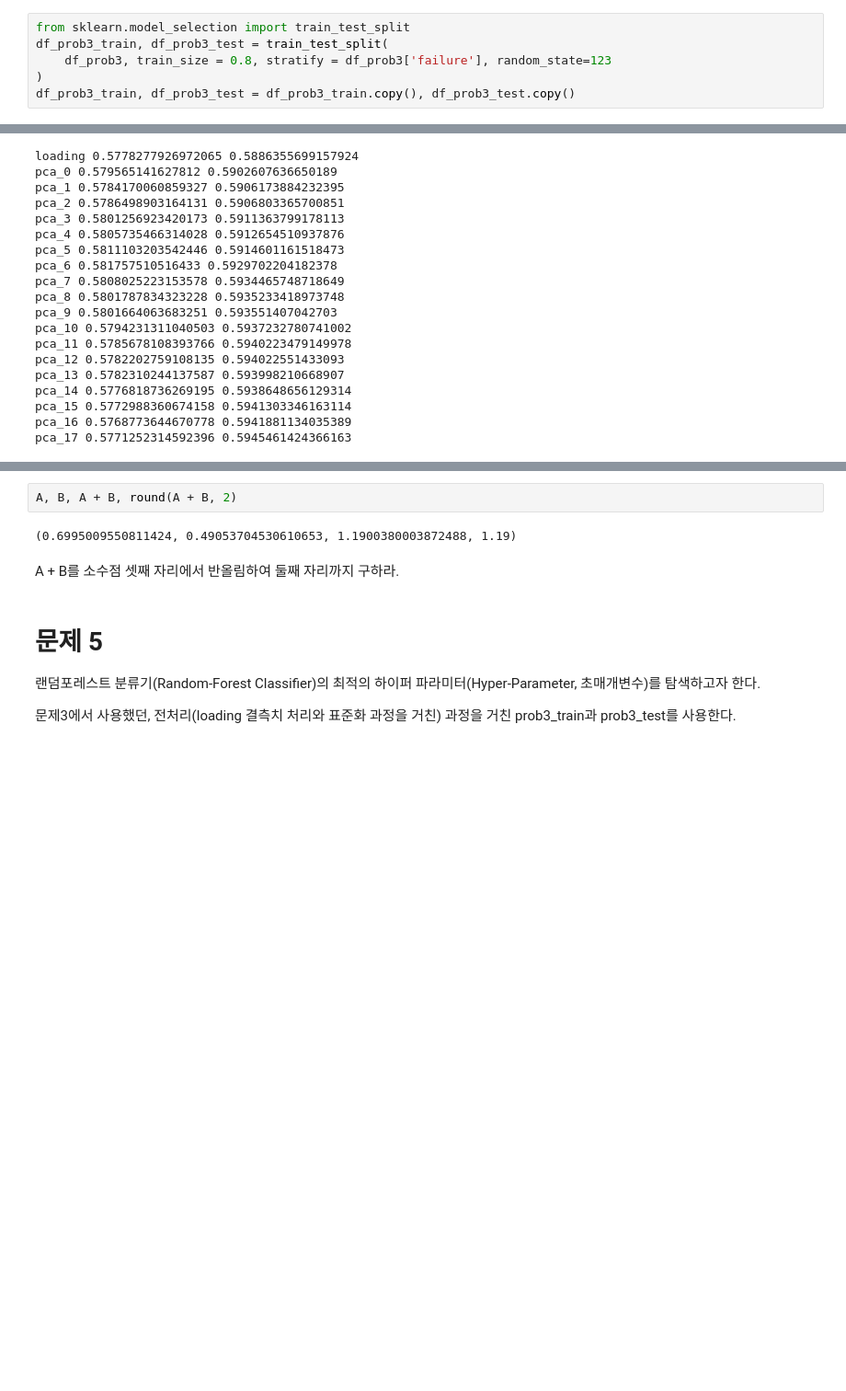
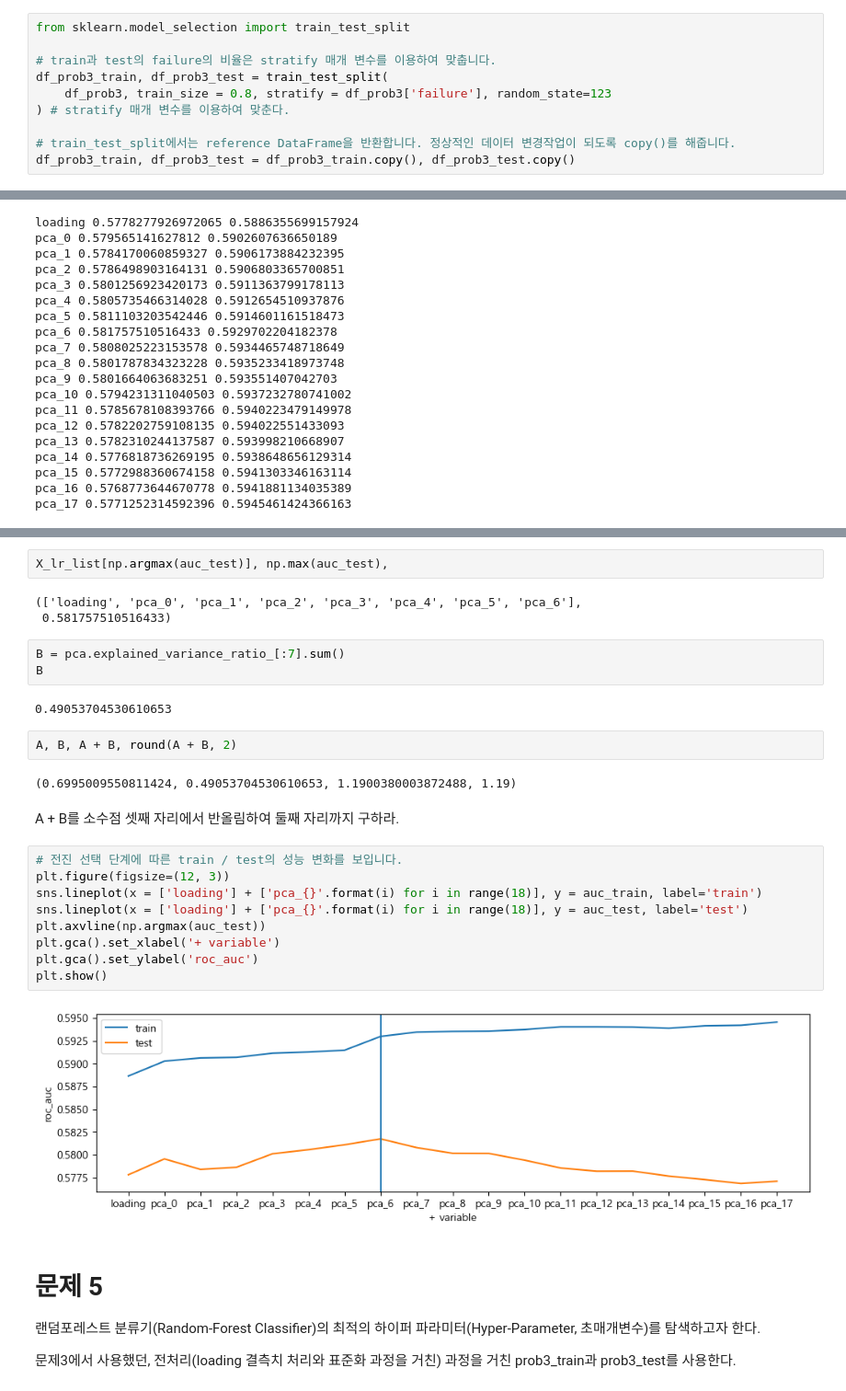
Before and after one commit to ok3/DS_lv3_2505_1, a Jupyter notebook: sec_ds_lv3_prob1_prob.ipynb, the cells around one changed output, grey strips where cells are left out. Shown at 92% size. Drawn from its saved outputs; the diff is of its cells as text; blank space fills up the shorter version.

```diff
--- a/sec_ds_lv3_prob1_prob.ipynb
+++ b/sec_ds_lv3_prob1_prob.ipynb
@@ -754,7 +798,11 @@ prob3_train의 failure가 1인 비율과 prob3_test의 failure가 1의 비율을
 ---
 # %%
 from sklearn.model_selection import train_test_split
+
+# train과 test의 failure의 비율은 stratify 매개 변수를 이용하여 맞춥니다.
 df_prob3_train, df_prob3_test = train_test_split(
     df_prob3, train_size = 0.8, stratify = df_prob3['failure'], random_state=123
-)
+) # stratify 매개 변수를 이용하여 맞춘다.
+
+# train_test_split에서는 reference DataFrame을 반환합니다. 정상적인 데이터 변경작업이 되도록 copy()를 해줍니다.
 df_prob3_train, df_prob3_test = df_prob3_train.copy(), df_prob3_test.copy()
@@ -1332,9 +1373,30 @@ B
-# %%
-A, B, A + B, round(A + B, 2)
-# %% [output]
-(0.6995009550811424, 0.49053704530610653, 1.1900380003872488, 1.19)
+# %%
+X_lr_list[np.argmax(auc_test)], np.max(auc_test),
+# %% [output]
+(['loading', 'pca_0', 'pca_1', 'pca_2', 'pca_3', 'pca_4', 'pca_5', 'pca_6'],
+ 0.581757510516433)
+# %%
+B = pca.explained_variance_ratio_[:7].sum()
+B
+# %% [output]
+0.49053704530610653
+# %%
+A, B, A + B, round(A + B, 2)
+# %% [output]
+(0.6995009550811424, 0.49053704530610653, 1.1900380003872488, 1.19)
 # %% [markdown]
 A + B를 소수점 셋째 자리에서 반올림하여 둘째 자리까지 구하라.
+# %%
+# 전진 선택 단계에 따른 train / test의 성능 변화를 보입니다.
+plt.figure(figsize=(12, 3))
+sns.lineplot(x = ['loading'] + ['pca_{}'.format(i) for i in range(18)], y = auc_train, label='train')
+sns.lineplot(x = ['loading'] + ['pca_{}'.format(i) for i in range(18)], y = auc_test, label='test')
+plt.axvline(np.argmax(auc_test))
+plt.gca().set_xlabel('+ variable')
+plt.gca().set_ylabel('roc_auc')
+plt.show()
+# %% [output]
+[figure, added]
 # %% [markdown]
 # 문제 5
 
```
Also changed, not shown: parts of 77 cells of this notebook.
